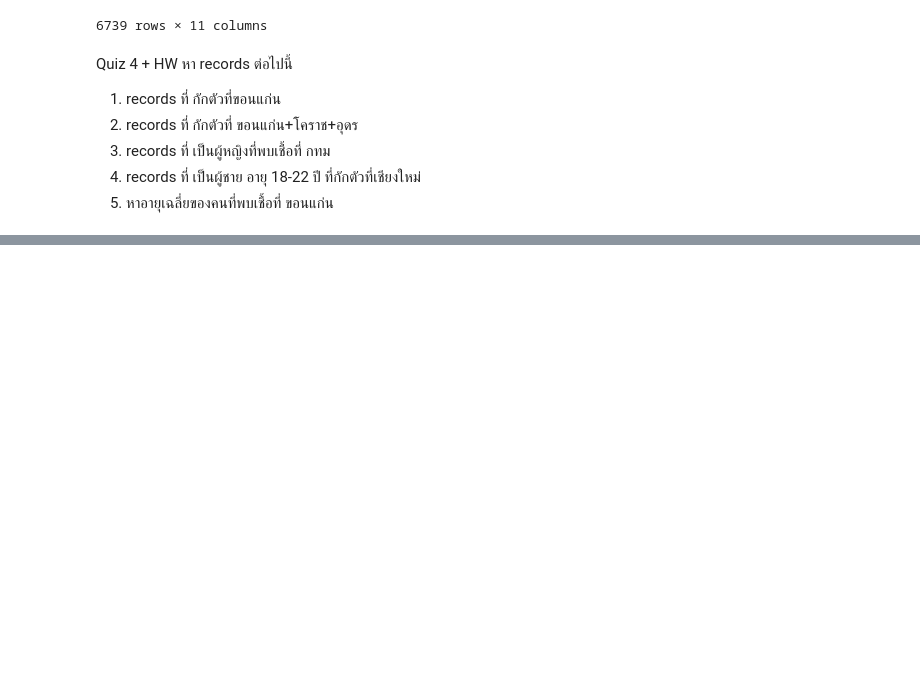
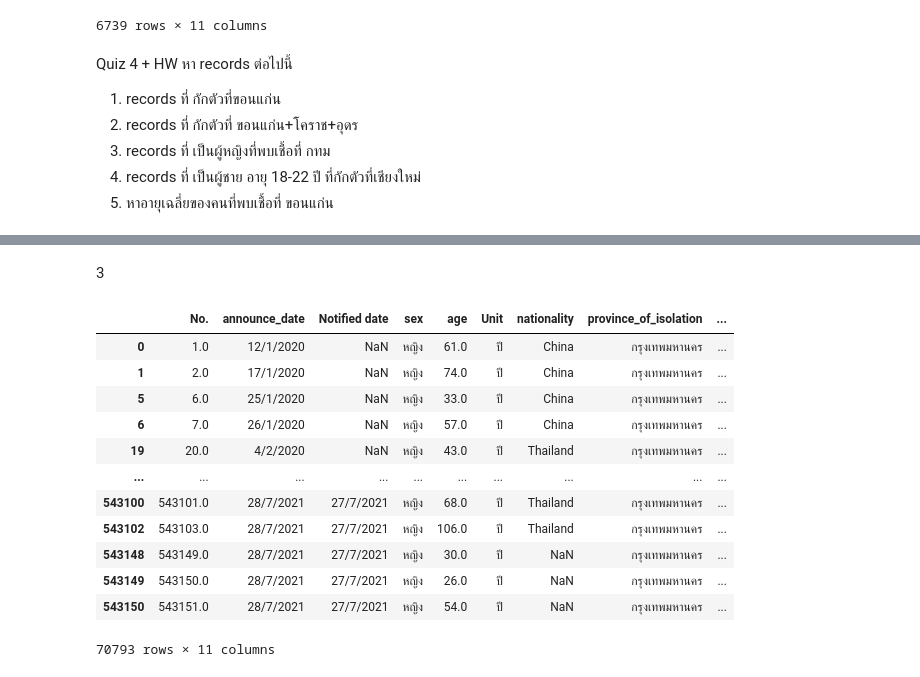
Before and after one commit to Chanakarn06/DWDM21, a Jupyter notebook: Data_Preprocessing(Chapter_3).ipynb, the cells around one changed output, grey strips where cells are left out. Saved outputs shown, nothing was run; the diff lists cells and outputs as text; code cells hidden in the pictures; blank space fills up the shorter version.

```diff
--- a/Data_Preprocessing(Chapter_3).ipynb
+++ b/Data_Preprocessing(Chapter_3).ipynb
@@ -603,0 +640,18 @@ Quiz 4 + HW
+# %% [markdown]
+3
+# %%
+data_cases2[(data_cases2['sex'] == 'หญิง') & (data_cases2['province_of_isolation'] == 'กรุงเทพมหานคร')]
+# %% [output]
+|  | No. | announce_date | Notified date | sex | age | Unit | nationality | province_of_isolation | ... |
+| 0 | 1.0 | 12/1/2020 | NaN | หญิง | 61.0 | ปี | China | กรุงเทพมหานคร | ... |
+| 1 | 2.0 | 17/1/2020 | NaN | หญิง | 74.0 | ปี | China | กรุงเทพมหานคร | ... |
+| 5 | 6.0 | 25/1/2020 | NaN | หญิง | 33.0 | ปี | China | กรุงเทพมหานคร | ... |
+| 6 | 7.0 | 26/1/2020 | NaN | หญิง | 57.0 | ปี | China | กรุงเทพมหานคร | ... |
+| 19 | 20.0 | 4/2/2020 | NaN | หญิง | 43.0 | ปี | Thailand | กรุงเทพมหานคร | ... |
+| ... | ... | ... | ... | ... | ... | ... | ... | ... | ... |
+| 543100 | 543101.0 | 28/7/2021 | 27/7/2021 | หญิง | 68.0 | ปี | Thailand | กรุงเทพมหานคร | ... |
+| 543102 | 543103.0 | 28/7/2021 | 27/7/2021 | หญิง | 106.0 | ปี | Thailand | กรุงเทพมหานคร | ... |
+| 543148 | 543149.0 | 28/7/2021 | 27/7/2021 | หญิง | 30.0 | ปี | NaN | กรุงเทพมหานคร | ... |
+| 543149 | 543150.0 | 28/7/2021 | 27/7/2021 | หญิง | 26.0 | ปี | NaN | กรุงเทพมหานคร | ... |
+| 543150 | 543151.0 | 28/7/2021 | 27/7/2021 | หญิง | 54.0 | ปี | NaN | กรุงเทพมหานคร | ... |
+70793 rows × 11 columns
```
Also changed, not shown: parts of 10 cells of this notebook.
